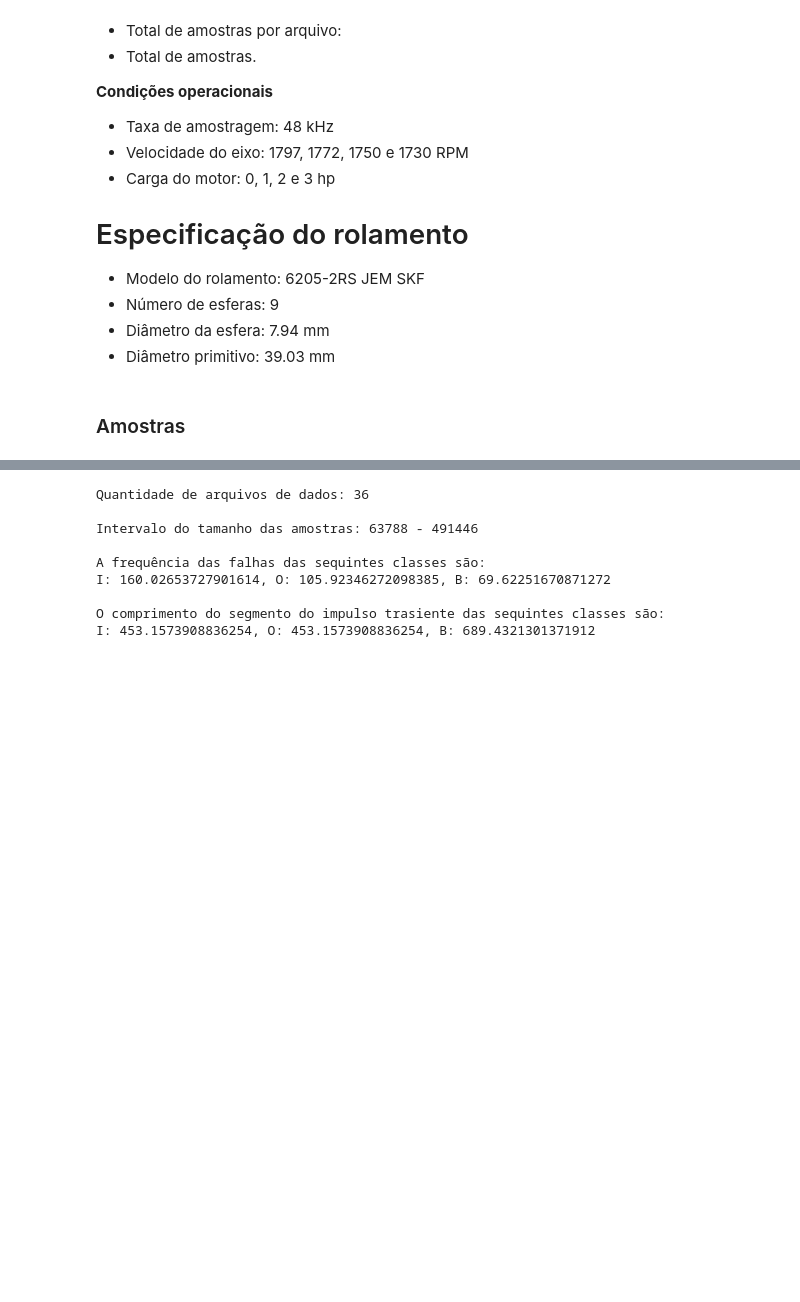
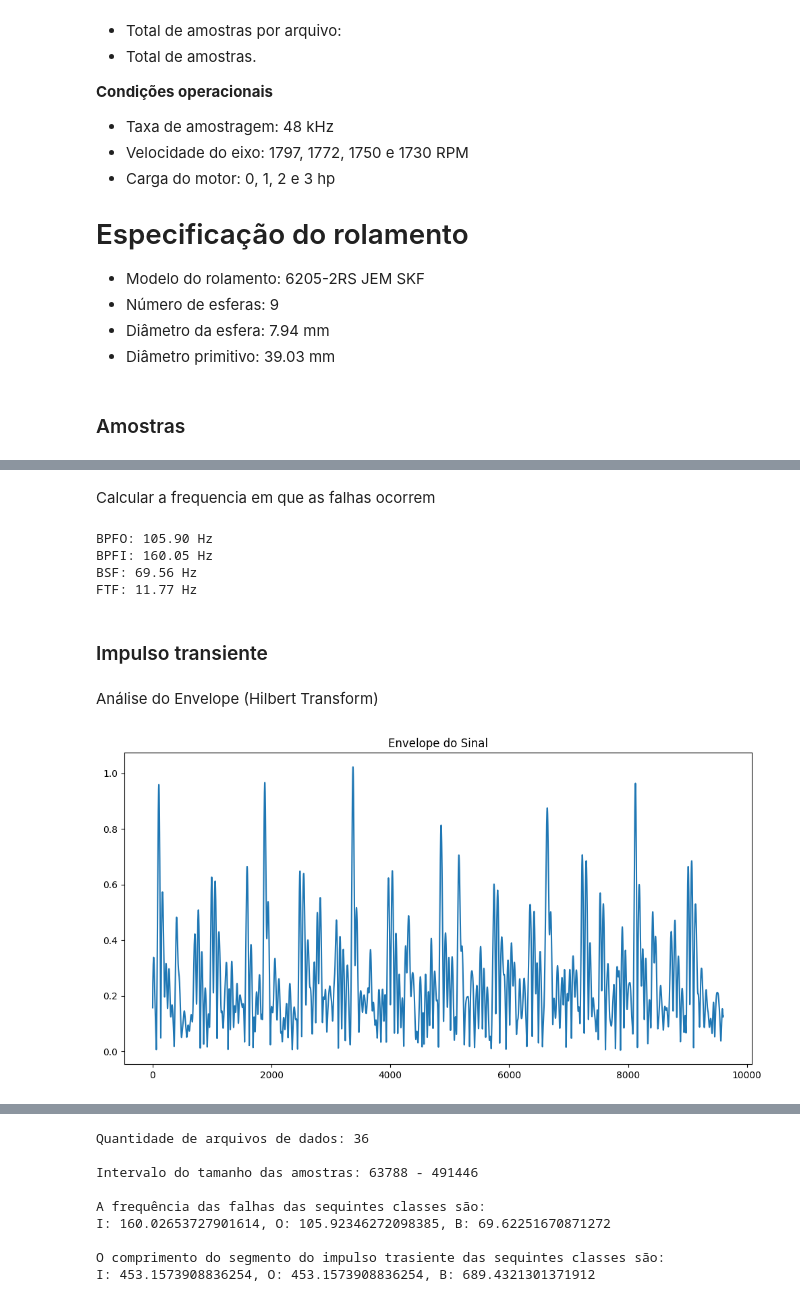
Before and after one commit to rochasantos/CWRU-AutoEncoder-Diagnosis, a Jupyter notebook: notebook.ipynb, the cells around one changed output, grey strips where cells are left out. Drawn from its saved outputs; the diff is of its cells as text; code cells hidden in the pictures; blank space fills up the shorter version.

```diff
--- a/notebook.ipynb
+++ b/notebook.ipynb
@@ -256,0 +369,7 @@ from utils import load_yaml
+# %%
+from datasets.cwru import CWRU
+
+dataset = CWRU()
+signal, label = dataset.load_signal({"label": ["N", "I", "O", "B"]}, segment_size=48000)
+print(signal.shape, label.shape)
+dataset.save_cache("data/processed/data.npy")
@@ -256,0 +410,2 @@ from utils import load_yaml
+# %% [markdown]
+Calcular a frequencia em que as falhas ocorrem
@@ -256,0 +435,55 @@ from utils import load_yaml
+# %%
+n = 9  # Número de elementos rolantes
+fr = 1773/60  # Frequência de rotação do eixo (Hz)
+d = 7.94  # Diâmetro do elemento rolante (mm)
+D = 39  # Diâmetro do círculo primitivo (mm)
+theta = 0  # Ângulo de contato (graus)
+
+print(f"BPFO: {BearingFaultFrequencies.bpfo(n, fr, d, D, theta):.2f} Hz")
+print(f"BPFI: {BearingFaultFrequencies.bpfi(n, fr, d, D, theta):.2f} Hz")
+print(f"BSF: {BearingFaultFrequencies.bsf(fr, d, D, theta):.2f} Hz")
+print(f"FTF: {BearingFaultFrequencies.ftf(fr, d, D, theta):.2f} Hz")
+# %% [output]
+BPFO: 105.90 Hz
+BPFI: 160.05 Hz
+BSF: 69.56 Hz
+FTF: 11.77 Hz
+# %% [markdown]
+### Impulso transiente
+# %% [markdown]
+Análise do Envelope (Hilbert Transform)
+# %%
+import numpy as np
+import matplotlib.pyplot as plt
+from scipy.signal import hilbert, butter, filtfilt
+
+def envelope_signal(signal, fs, lowcut=400, highcut=1600):
+    # Design do filtro passa-banda
+    nyq = 0.5 * fs
+    low = lowcut / nyq
+    high = highcut / nyq
+    b, a = butter(4, [low, high], btype='band')
+
+    # Filtrando o sinal
+    filtered_signal = filtfilt(b, a, signal)
+
+    # Calculando o envelope
+    envelope = np.abs(hilbert(filtered_signal))
+
+    return envelope
+
+# Exemplo de uso
+# signal = vetor contendo os dados do sinal de vibração
+# fs = taxa de amostragem (Hz)
+fs = 48000
+filepath = "data/raw/cwru/109.mat"
+signal = dataset.load_signal_by_path(filepath)[0][:2*4800]
+
+envelope = envelope_signal(signal, fs)
+
+plt.figure(figsize=(12, 6))
+plt.plot(envelope)
+plt.title("Envelope do Sinal")
+plt.show()
+# %% [output]
+[figure, added]
```
Also changed, not shown: parts of 28 cells of this notebook, 31 other files.
